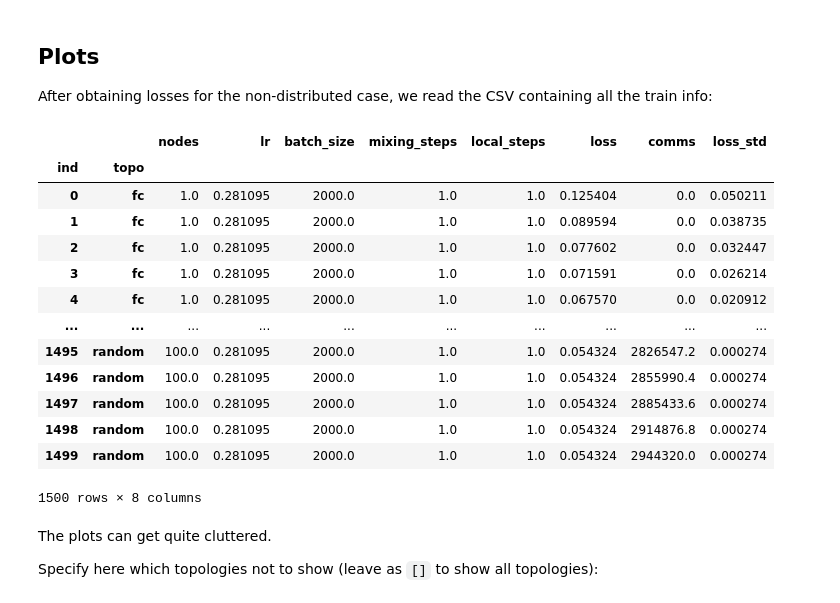
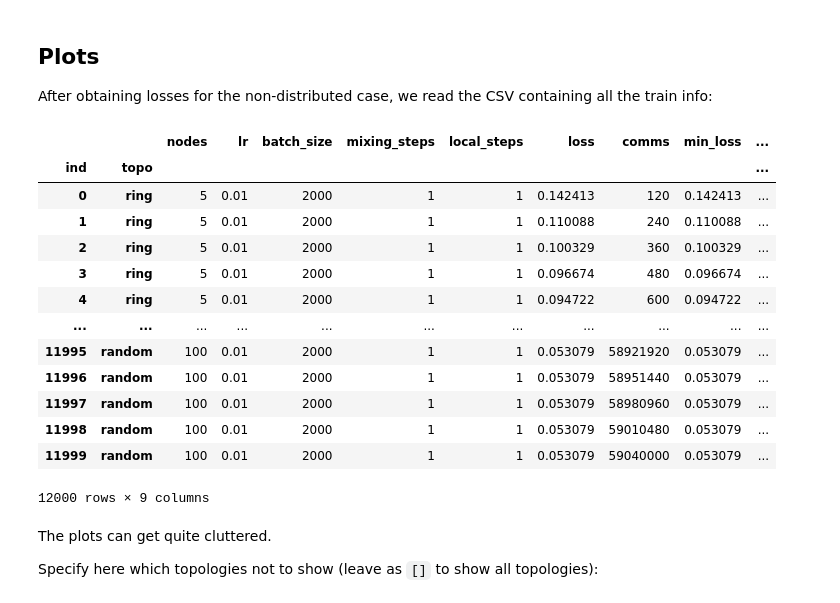
Before and after one commit to eelismie/OptForML-Project, a Jupyter notebook: notebooks/train_plots.ipynb, the cells around one changed output. Drawn from its saved outputs; the diff is of its cells as text; code cells hidden in the pictures.

```diff
--- a/notebooks/train_plots.ipynb
+++ b/notebooks/train_plots.ipynb
@@ -71,13 +74,13 @@ Now, we create the Least Squares model and train it,
 from graph import model_lr
 
 # best learning rate for GD
-lr = 1 / L
+lr = 0.01 # 1 / L
 print('lr :', lr)
 
 # no. of independent runs
-runs = 10
+runs = 5
 # epochs per run
-epochs = 100
+epochs = 2000
 
 losses = np.empty((runs, epochs))
 
@@ -100,9 +103,10 @@ for i in range(runs):
         opt.step()
         opt.zero_grad()
 
-        if j % 20 == 0:
+        if j % 500 == 0:
             print('run :', i, 'i :', j, 'train loss :', losses[i, j])
 
 m_gl_losses = losses.mean(axis=0)
-s_gl_losses = losses.std(axis=0)
+l_gl_losses = losses.min(axis=0)
+h_gl_losses = losses.max(axis=0)
 # %% [output]
@@ -130,32 +134,35 @@ After obtaining losses for the non-distributed case, we read the CSV containing
 # %%
 from pathlib import Path
 dfs = []
 for i, filename in enumerate(Path('.').glob('out*.csv')):
     df = pd.read_csv(filename)
     dfs += [df]
 dfs = pd.concat(dfs, axis=0)
 dfs['ind'] = dfs.index
 dfs.set_index('ind')
 m_dfs = dfs.groupby(['ind', 'topo']).mean()
-s_dfs = dfs.groupby(['ind', 'topo']).std()
+l_dfs = dfs.groupby(['ind', 'topo']).min()
+h_dfs = dfs.groupby(['ind', 'topo']).max()
 dfs = m_dfs
-dfs['loss_std'] = s_dfs['loss']
+dfs['min_loss'] = l_dfs['loss']
+dfs['max_loss'] = h_dfs['loss']
+del m_dfs, l_dfs, h_dfs
 dfs
 # %% [output]
-|  |  | nodes | lr | batch_size | mixing_steps | local_steps | loss | comms | loss_std |
-| ind | topo |  |  |  |  |  |  |  |  |
-| 0 | fc | 1.0 | 0.281095 | 2000.0 | 1.0 | 1.0 | 0.125404 | 0.0 | 0.050211 |
-| 1 | fc | 1.0 | 0.281095 | 2000.0 | 1.0 | 1.0 | 0.089594 | 0.0 | 0.038735 |
-| 2 | fc | 1.0 | 0.281095 | 2000.0 | 1.0 | 1.0 | 0.077602 | 0.0 | 0.032447 |
-| 3 | fc | 1.0 | 0.281095 | 2000.0 | 1.0 | 1.0 | 0.071591 | 0.0 | 0.026214 |
-| 4 | fc | 1.0 | 0.281095 | 2000.0 | 1.0 | 1.0 | 0.067570 | 0.0 | 0.020912 |
-| ... | ... | ... | ... | ... | ... | ... | ... | ... | ... |
-| 1495 | random | 100.0 | 0.281095 | 2000.0 | 1.0 | 1.0 | 0.054324 | 2826547.2 | 0.000274 |
-| 1496 | random | 100.0 | 0.281095 | 2000.0 | 1.0 | 1.0 | 0.054324 | 2855990.4 | 0.000274 |
-| 1497 | random | 100.0 | 0.281095 | 2000.0 | 1.0 | 1.0 | 0.054324 | 2885433.6 | 0.000274 |
-| 1498 | random | 100.0 | 0.281095 | 2000.0 | 1.0 | 1.0 | 0.054324 | 2914876.8 | 0.000274 |
-| 1499 | random | 100.0 | 0.281095 | 2000.0 | 1.0 | 1.0 | 0.054324 | 2944320.0 | 0.000274 |
+|  |  | nodes | lr | batch_size | mixing_steps | local_steps | loss | comms | min_loss | ... |
+| ind | topo |  |  |  |  |  |  |  |  | ... |
+| 0 | ring | 5 | 0.01 | 2000 | 1 | 1 | 0.142413 | 120 | 0.142413 | ... |
+| 1 | ring | 5 | 0.01 | 2000 | 1 | 1 | 0.110088 | 240 | 0.110088 | ... |
+| 2 | ring | 5 | 0.01 | 2000 | 1 | 1 | 0.100329 | 360 | 0.100329 | ... |
+| 3 | ring | 5 | 0.01 | 2000 | 1 | 1 | 0.096674 | 480 | 0.096674 | ... |
+| 4 | ring | 5 | 0.01 | 2000 | 1 | 1 | 0.094722 | 600 | 0.094722 | ... |
+| ... | ... | ... | ... | ... | ... | ... | ... | ... | ... | ... |
+| 11995 | random | 100 | 0.01 | 2000 | 1 | 1 | 0.053079 | 58921920 | 0.053079 | ... |
+| 11996 | random | 100 | 0.01 | 2000 | 1 | 1 | 0.053079 | 58951440 | 0.053079 | ... |
+| 11997 | random | 100 | 0.01 | 2000 | 1 | 1 | 0.053079 | 58980960 | 0.053079 | ... |
+| 11998 | random | 100 | 0.01 | 2000 | 1 | 1 | 0.053079 | 59010480 | 0.053079 | ... |
+| 11999 | random | 100 | 0.01 | 2000 | 1 | 1 | 0.053079 | 59040000 | 0.053079 | ... |
-1500 rows × 8 columns
+12000 rows × 9 columns
 # %% [markdown]
 The plots can get quite cluttered.
 
```
Also changed, not shown: parts of 8 cells of this notebook, 9 other files.
